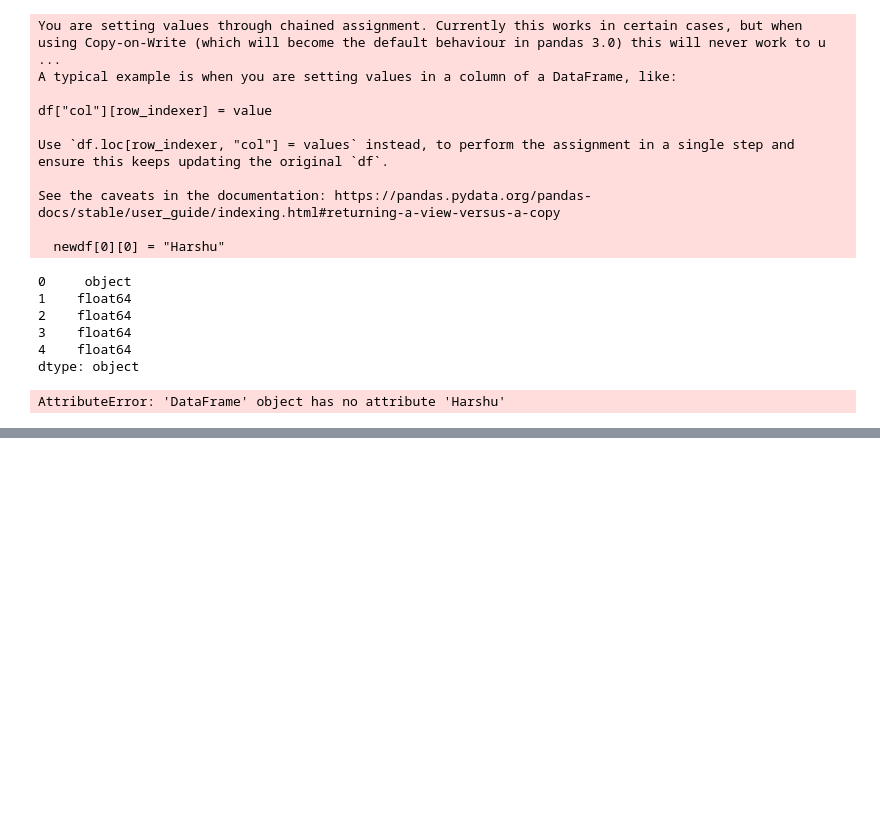
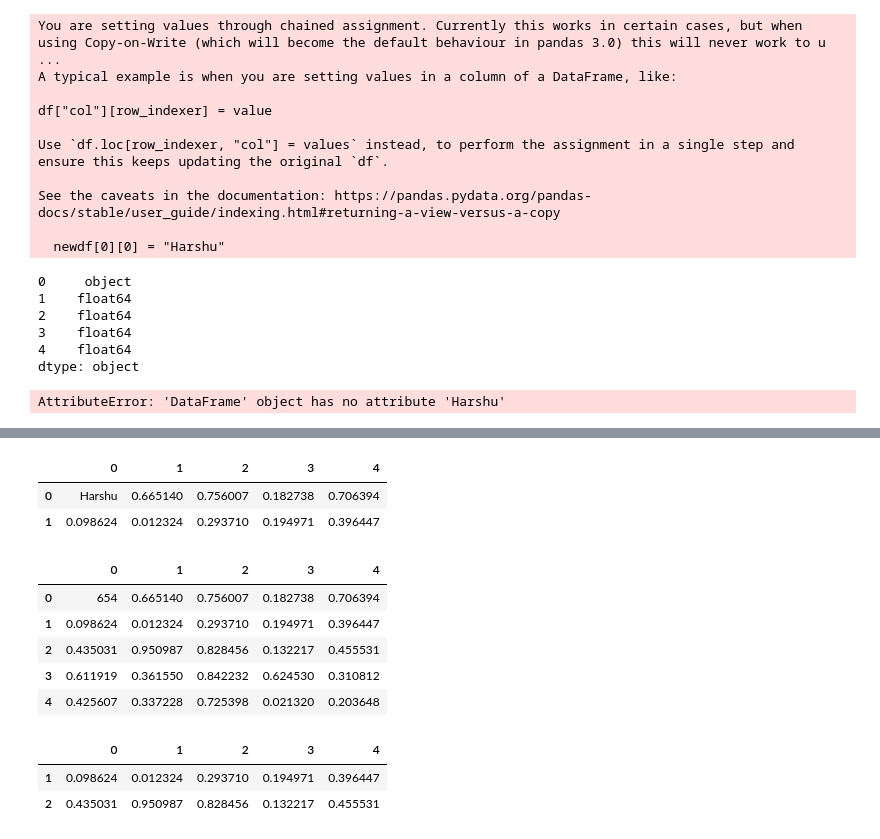
Before and after one commit to HarshitaSharmai/DSA-with-Python, a Jupyter notebook: PANDAS/Pandas.ipynb, the cells around one changed output, grey strips where cells are left out. Cells and saved outputs as stored; diff of their text form; code cells hidden in the pictures; blank space fills up the shorter version.

```diff
--- a/PANDAS/Pandas.ipynb
+++ b/PANDAS/Pandas.ipynb
@@ -270,0 +187,6 @@ newdf
+# %%
+newdf.head(2)
+# %% [output]
+|  | 0 | 1 | 2 | 3 | 4 |
+| 0 | Harshu | 0.665140 | 0.756007 | 0.182738 | 0.706394 |
+| 1 | 0.098624 | 0.012324 | 0.293710 | 0.194971 | 0.396447 |
@@ -270,0 +197,15 @@ newdf
+# %%
+newdf.head()
+# %% [output]
+|  | 0 | 1 | 2 | 3 | 4 |
+| 0 | 654 | 0.665140 | 0.756007 | 0.182738 | 0.706394 |
+| 1 | 0.098624 | 0.012324 | 0.293710 | 0.194971 | 0.396447 |
+| 2 | 0.435031 | 0.950987 | 0.828456 | 0.132217 | 0.455531 |
+| 3 | 0.611919 | 0.361550 | 0.842232 | 0.624530 | 0.310812 |
+| 4 | 0.425607 | 0.337228 | 0.725398 | 0.021320 | 0.203648 |
+# %%
+newdf.loc[[1,2],:]
+# %% [output]
+|  | 0 | 1 | 2 | 3 | 4 |
+| 1 | 0.098624 | 0.012324 | 0.293710 | 0.194971 | 0.396447 |
+| 2 | 0.435031 | 0.950987 | 0.828456 | 0.132217 | 0.455531 |
```
Also changed, not shown: parts of 32 cells of this notebook.
